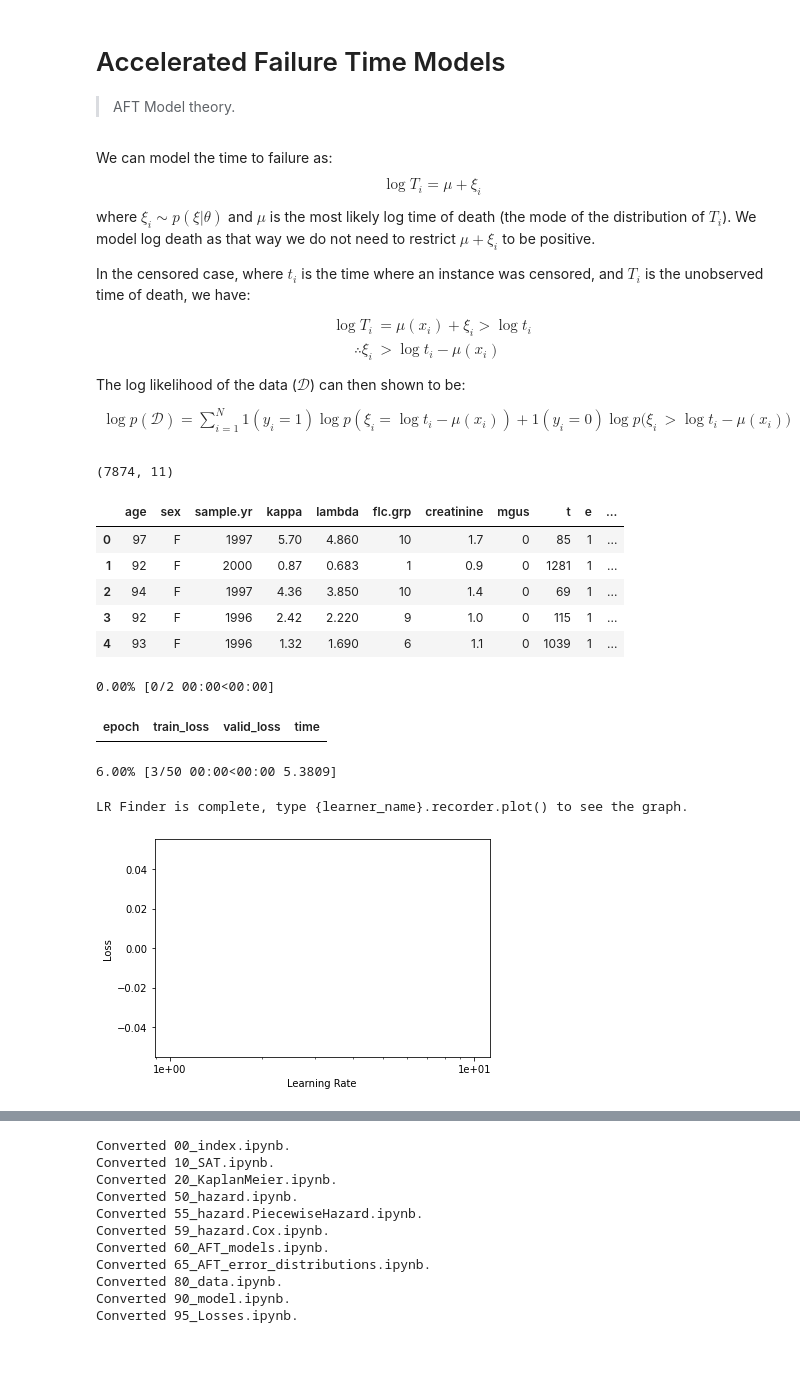
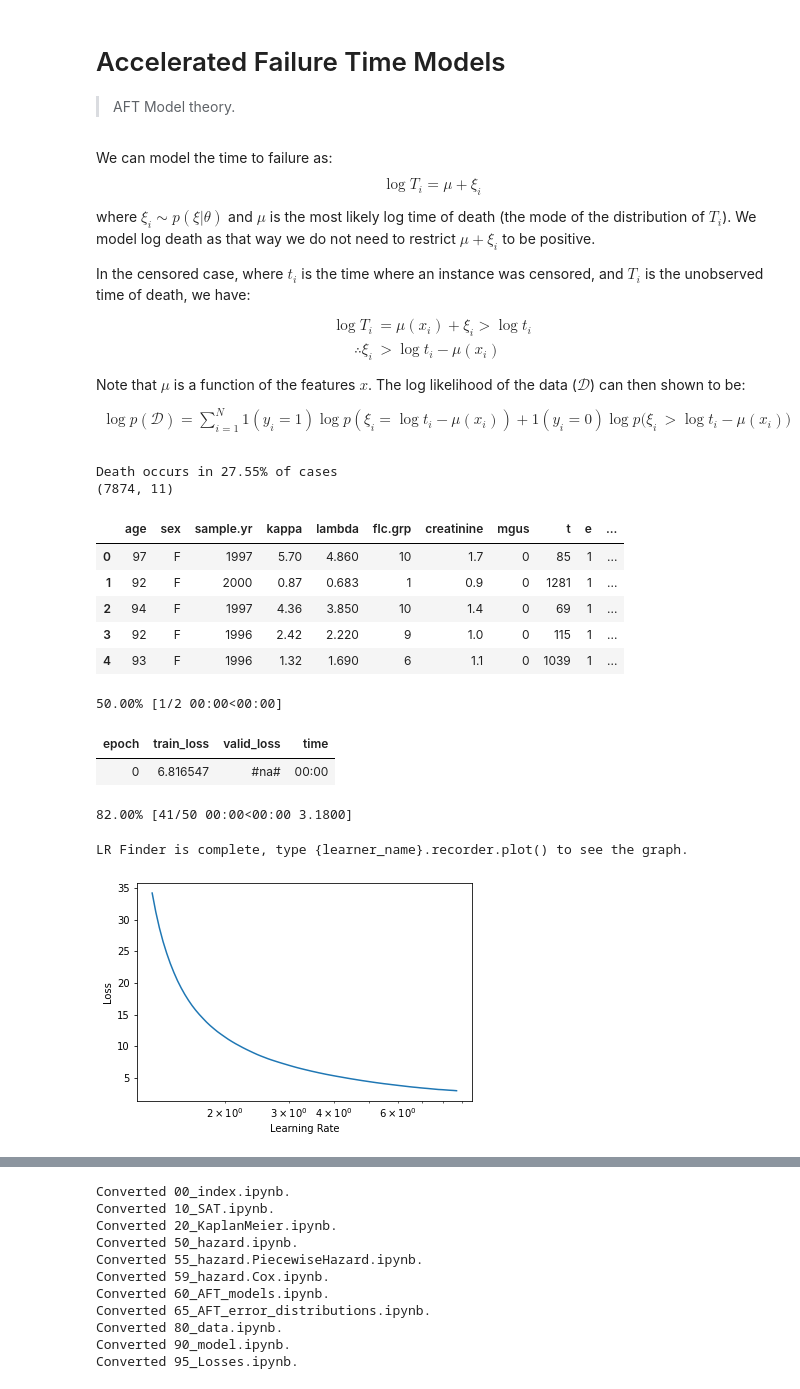
Before and after one commit to sachinruk/torchlife, a Jupyter notebook: 60_AFT_models.ipynb, the cells around one changed output, grey strips where cells are left out. Saved outputs shown, nothing was run; the diff lists cells and outputs as text; code cells hidden in the pictures; blank space fills up the shorter version.

Commit message:
Add scale to AFT models

```diff
--- a/60_AFT_models.ipynb
+++ b/60_AFT_models.ipynb
@@ -17,7 +17,7 @@ $$
 \therefore \xi_i &> \log t_i - \mu(x_i)
 \end{aligned}
 $$
-The log likelihood of the data ($\mathcal{D}$) can then shown to be:
+Note that $\mu$ is a function of the features $x$. The log likelihood of the data ($\mathcal{D}$) can then shown to be:
 $$
 \begin{aligned}
 \log p(\mathcal{D}) = \sum_{i=1}^N \mathcal{1}(y_i=1)\log p(\xi_i = \log t_i - \mu(x_i)) + \mathcal{1}(y_i=0)\log p(\xi_i &> \log t_i - \mu(x_i))
@@ -43,17 +45,19 @@ class AFT(nn.Module):
     """
     Accelerated Failure Time model
     parameters:
-    - logpdf (function): function that outputs log probabilty of error between time and expected time
-    - log1cdf (function): function that outputs log of 1 - cumulative probabilty of error between time and expected time
+    - Distribution of which the error is assumed to be
+    - t_scaler: time scaling sklearn object
+    - x_scaler (optional): feature scaler
     - dim (optional): input dimensionality of variables
     - h (optional): number of hidden nodes
     """
-    def __init__(self, logpdf, logcdf,
+    def __init__(self, distribution:str,
                  t_scaler:MaxAbsScaler, x_scaler:StandardScaler=None,
                  dim:int=0, h:tuple=()):
         super().__init__()
-        self.logpdf, self.logcdf = logpdf, logcdf
+        self.logpdf, self.logcdf = get_distribution(distribution)
         self.β = nn.Parameter(-torch.rand(1))
+        self.logσ = nn.Parameter(-torch.rand(1))
         if dim > 0:
             nodes = (dim,) + h + (1,)
             self.layers = nn.ModuleList([nn.Linear(a,b, bias=False)
@@ -71,8 +75,9 @@ class AFT(nn.Module):
             μ += self.layers[-1](x)
 
         ξ = torch.log(t + self.eps) - μ
-        logpdf = self.logpdf(ξ)
-        logcdf = self.logcdf(ξ)
+        σ = torch.exp(self.logσ)
+        logpdf = self.logpdf(ξ, σ)
+        logcdf = self.logcdf(ξ, σ)
         return logpdf, logcdf
 
     def survival_function(self, t:np.array, x:np.array=None):
@@ -114,9 +119,12 @@ df.rename(columns={'futime':'t', 'death':'e'}, inplace=True)
 
 db, t_scaler, x_scaler = create_db(df[['t', 'e']])
 
+death_rate = 100*df["e"].mean()
+print(f"Death occurs in {death_rate:.2f}% of cases")
 print(df.shape)
 df.head()
 # %% [output]
+Death occurs in 27.55% of cases
 (7874, 11)
 |  | age | sex | sample.yr | kappa | lambda | flc.grp | creatinine | mgus | t | e | ... |
 | 0 | 97 | F | 1997 | 5.70 | 4.860 | 10 | 1.7 | 0 | 85 | 1 | ... |
@@ -127,18 +135,19 @@ df.head()
 # %%
 # hide
 from fastai.basics import Learner
-from torchlife.models.error_dist import *
+# from torchlife.models.error_dist import *
 from torchlife.losses import aft_loss
 
-model = AFT(gumbel_logpdf, gumbel_logcdf, t_scaler, x_scaler)
+model = AFT("Gumbel", t_scaler, x_scaler)
 learner = Learner(db, model, loss_func=aft_loss)
 # wd = 1e-4
-learner.lr_find(start_lr=1e-3, end_lr=10)
+learner.lr_find(start_lr=1, end_lr=10)
 learner.recorder.plot()
 # %% [output]
-0.00% [0/2 00:00<00:00]
+50.00% [1/2 00:00<00:00]
 | epoch | train_loss | valid_loss | time |
+| 0 | 6.816547 | #na# | 00:00 |
-6.00% [3/50 00:00<00:00 5.3809]
+82.00% [41/50 00:00<00:00 3.1800]
 LR Finder is complete, type {learner_name}.recorder.plot() to see the graph.
-[figure, old version]
+[figure, new version]
 # %%
```
Also changed, not shown: parts of 3 cells of this notebook, 20 other files.
